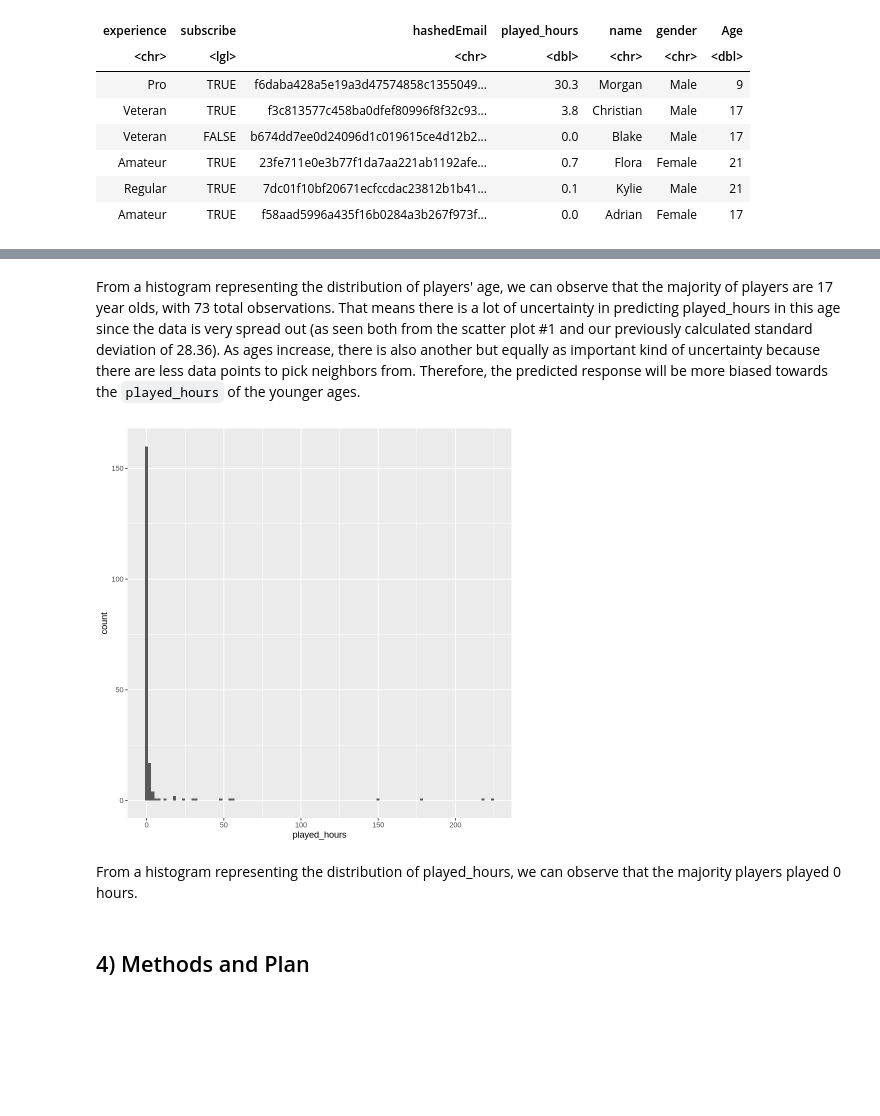
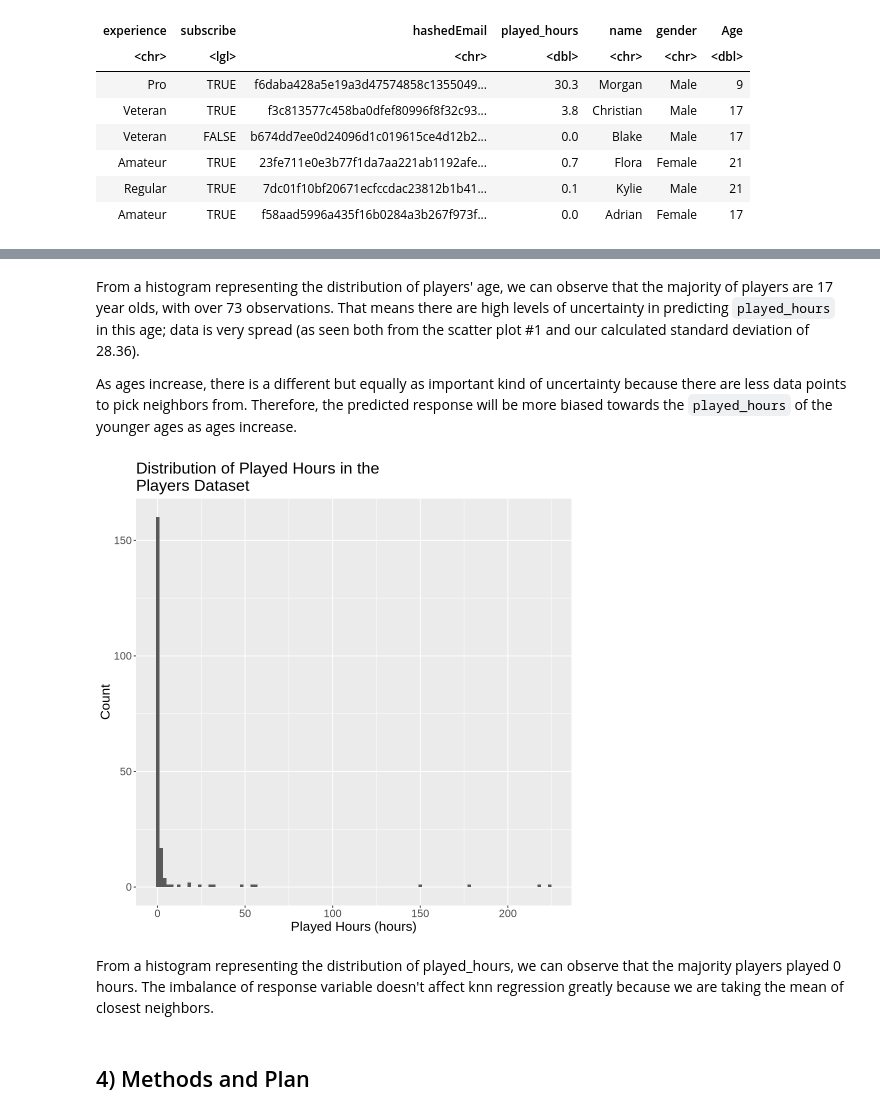
Before and after one commit to audreyw28/DSCI-100-Project, a Jupyter notebook: individual_project_planning.ipynb, the cells around one changed output, grey strips where cells are left out. Saved outputs shown, nothing was run; the diff lists cells and outputs as text; code cells hidden in the pictures; blank space fills up the shorter version.

Commit message:
Commit #5
Testing to see how everything appears in GitHub. Word count still needs to be cut down.

```diff
--- a/individual_project_planning.ipynb
+++ b/individual_project_planning.ipynb
@@ -267,14 +262,19 @@ Warning message:
 [figure]
 # %% [markdown]
-From a histogram representing the distribution of players' age, we can observe that the majority of players are 17 year olds, with 73 total observations. That means there is a lot of uncertainty in predicting played_hours in this age since the data is very spread out (as seen both from the scatter plot #1 and our previously calculated standard deviation of 28.36). As ages increase, there is also another but equally as important kind of uncertainty because there are less data points to pick neighbors from. Therefore, the predicted response will be more biased towards the `played_hours` of the younger ages.
+From a histogram representing the distribution of players' age, we can observe that the majority of players are 17 year olds, with over 73 observations. That means there are high levels of uncertainty in predicting `played_hours` in this age; data is very spread (as seen both from the scatter plot #1 and our calculated standard deviation of 28.36).
+
+As ages increase, there is a different but equally as important kind of uncertainty because there are less data points to pick neighbors from. Therefore, the predicted response will be more biased towards the `played_hours` of the younger ages as ages increase.
 # %%
+options(repr.plot.height = 8, repr.plot.width = 8)
 played_hours_distribution <- ggplot(players, aes(x = played_hours)) +
-    geom_histogram(binwidth = 2)
+    geom_histogram(binwidth = 2) +
+    labs(x = "Played Hours (hours)", y = "Count", title = "Distribution of Played Hours in the\nPlayers Dataset")+
+    theme(text = element_text(size = 16))
 played_hours_distribution
 # %% [output]
-[figure, old version]
+[figure, new version]
 # %% [markdown]
-From a histogram representing the distribution of played_hours, we can observe that the majority players played 0 hours.
+From a histogram representing the distribution of played_hours, we can observe that the majority players played 0 hours. The imbalance of response variable doesn't affect knn regression greatly because we are taking the mean of closest neighbors.
 # %% [markdown]
 ## 4) Methods and Plan
 # %% [markdown]
```
Also changed, not shown: parts of 15 cells of this notebook.
